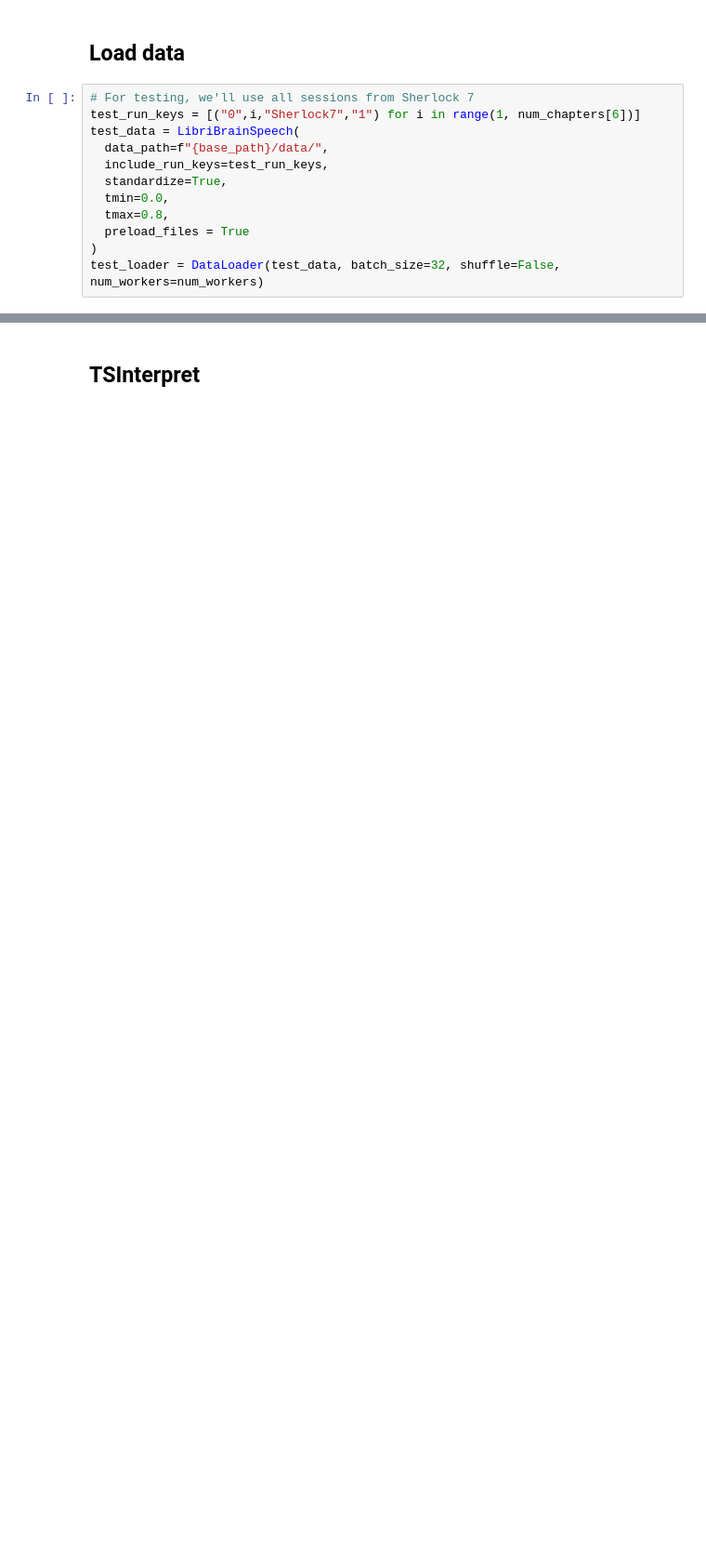
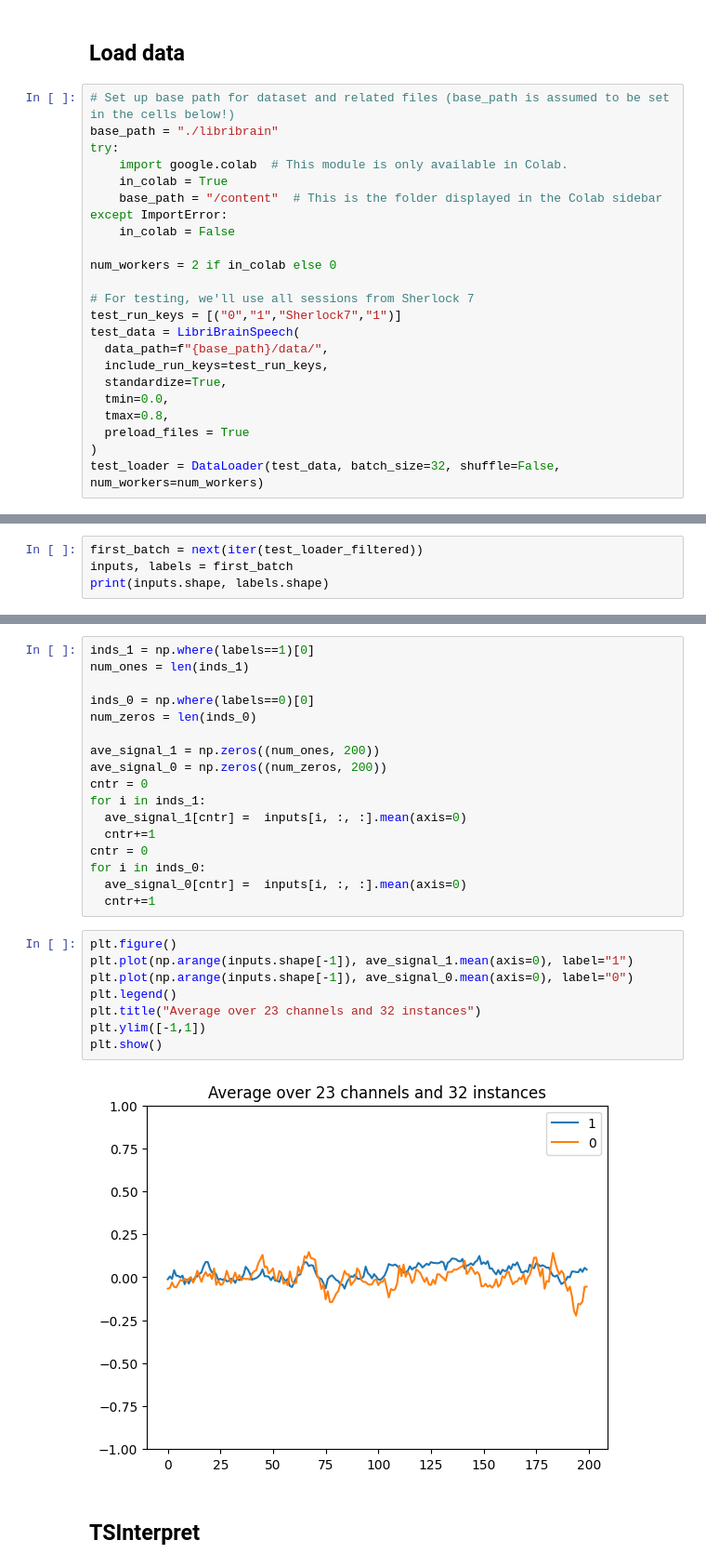
Before and after one commit to zpsheldon/meg-neural-decoding, a Jupyter notebook: explainability.ipynb, the cells around one changed output, grey strips where cells are left out. Shown at 93% size. Saved outputs shown, nothing was run; the diff lists cells and outputs as text; blank space fills up the shorter version.

```diff
--- a/explainability.ipynb
+++ b/explainability.ipynb
@@ -220,8 +227,19 @@ HPU available: False, using: 0 HPUs
 # %% [markdown]
 ## Load data
 # %%
+# Set up base path for dataset and related files (base_path is assumed to be set in the cells below!)
+base_path = "./libribrain"
+try:
+    import google.colab  # This module is only available in Colab.
+    in_colab = True
+    base_path = "/content"  # This is the folder displayed in the Colab sidebar
+except ImportError:
+    in_colab = False
+
+num_workers = 2 if in_colab else 0
+
 # For testing, we'll use all sessions from Sherlock 7
-test_run_keys = [("0",i,"Sherlock7","1") for i in range(1, num_chapters[6])]
+test_run_keys = [("0","1","Sherlock7","1")]
 test_data = LibriBrainSpeech(
   data_path=f"{base_path}/data/",
   include_run_keys=test_run_keys,
@@ -302,0 +322,4 @@ print("First sample label:", first_label)
+# %%
+first_batch = next(iter(test_loader_filtered))
+inputs, labels = first_batch
+print(inputs.shape, labels.shape)
@@ -303,3 +328,30 @@ print("First sample label:", first_label)
+# %%
+inds_1 = np.where(labels==1)[0]
+num_ones = len(inds_1)
+
+inds_0 = np.where(labels==0)[0]
+num_zeros = len(inds_0)
+
+ave_signal_1 = np.zeros((num_ones, 200))
+ave_signal_0 = np.zeros((num_zeros, 200))
+cntr = 0
+for i in inds_1:
+  ave_signal_1[cntr] =  inputs[i, :, :].mean(axis=0)
+  cntr+=1
+cntr = 0
+for i in inds_0:
+  ave_signal_0[cntr] =  inputs[i, :, :].mean(axis=0)
+  cntr+=1
+# %%
+plt.figure()
+plt.plot(np.arange(inputs.shape[-1]), ave_signal_1.mean(axis=0), label="1")
+plt.plot(np.arange(inputs.shape[-1]), ave_signal_0.mean(axis=0), label="0")
+plt.legend()
+plt.title("Average over 23 channels and 32 instances")
+plt.ylim([-1,1])
+plt.show()
+# %% [output]
+[figure, added]
 # %% [markdown]
 ## TSInterpret
 # %%
```
Also changed, not shown: parts of 13 cells of this notebook.
